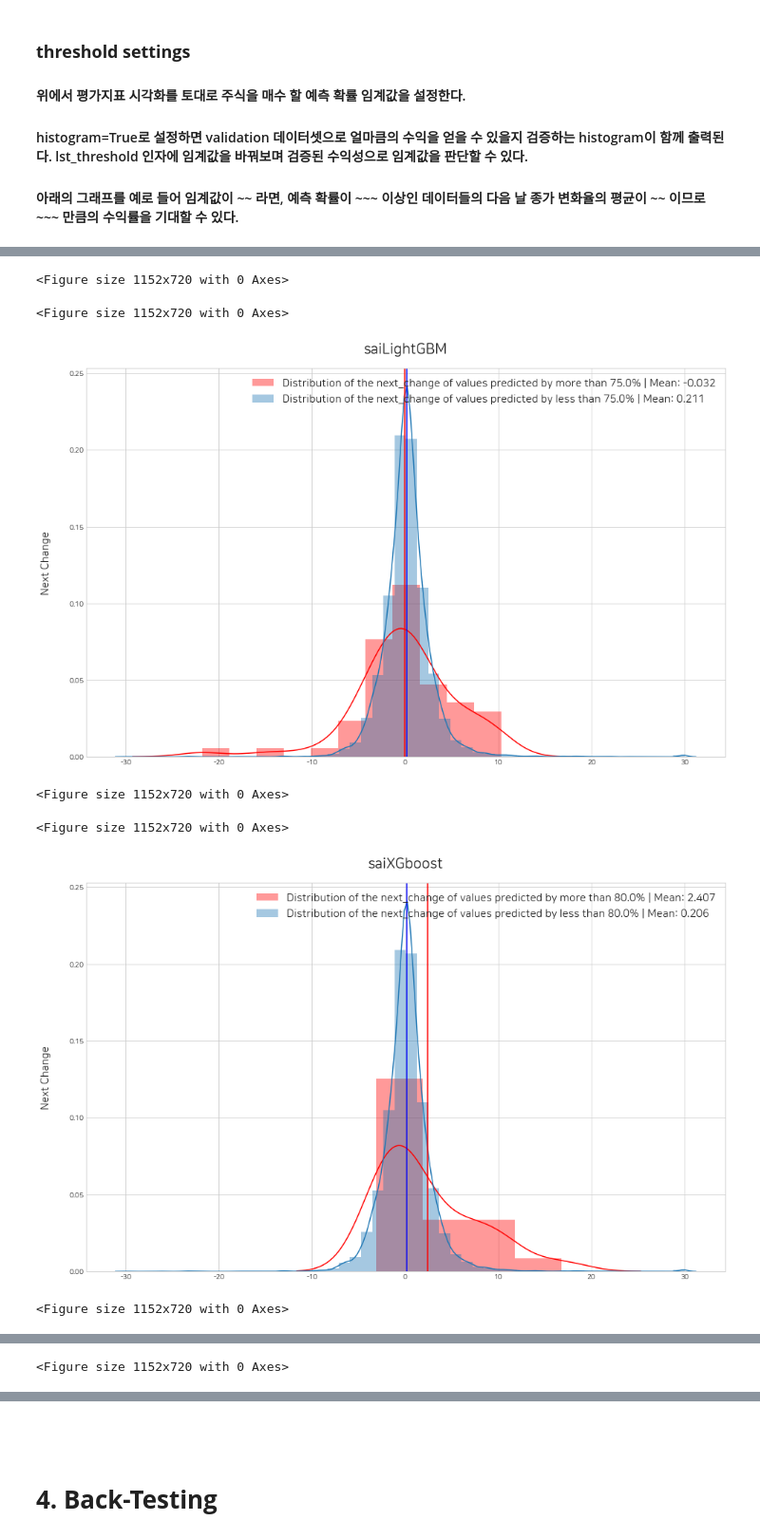
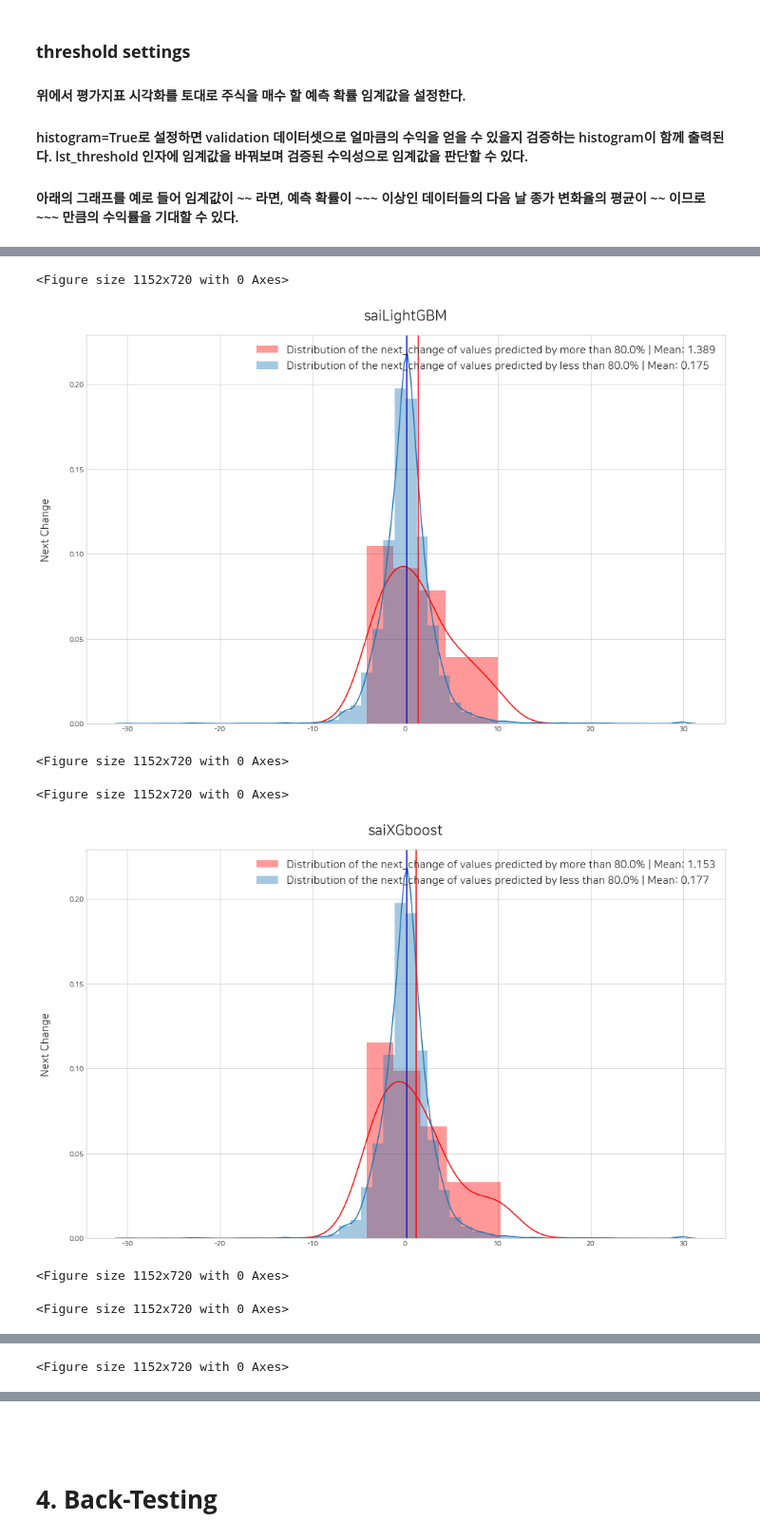
Before and after one commit to stockAI-py/stockait, a Jupyter notebook: tutorials/kor/03.different_models_kor.ipynb, the cells around one changed output, grey strips where cells are left out. Shown at 95% size. Drawn from its saved outputs; the diff is of its cells as text; code cells hidden in the pictures.

```diff
--- a/tutorials/kor/03.different_models_kor.ipynb
+++ b/tutorials/kor/03.different_models_kor.ipynb
@@ -800,5 +760,5 @@ sai.get_eval_by_threshold(lst_trader)
 #### histogram=True로 설정하면 validation 데이터셋으로 얼마큼의 수익을 얻을 수 있을지 검증하는 histogram이 함께 출력된다. lst_threshold 인자에 임계값을 바꿔보며 검증된 수익성으로 임계값을 판단할 수 있다.
 #### 아래의 그래프를 예로 들어 임계값이 ~~ 라면, 예측 확률이 ~~~ 이상인 데이터들의 다음 날 종가 변화율의 평균이 ~~ 이므로 ~~~ 만큼의 수익률을 기대할 수 있다.
 # %%
-sai.set_threshold(lst_trader, lst_threshold=[0.75, 0.8, 0.6, 0.8, 0.2], histogram=True)
+sai.set_threshold(lst_trader, lst_threshold=[0.8, 0.8, 0.4, 0.6, 0.7], histogram=True)
 # %% [output]
@@ -807,7 +766,7 @@ sai.set_threshold(lst_trader, lst_threshold=[0.75, 0.8, 0.6, 0.8, 0.2], histogra
 <Figure size 1152x720 with 0 Axes>
+[figure, new version]
 <Figure size 1152x720 with 0 Axes>
-[figure, old version]
 <Figure size 1152x720 with 0 Axes>
+[figure, new version]
 <Figure size 1152x720 with 0 Axes>
-[figure, old version]
 <Figure size 1152x720 with 0 Axes>
```
Also changed, not shown: parts of 12 cells of this notebook, 2 other files.
